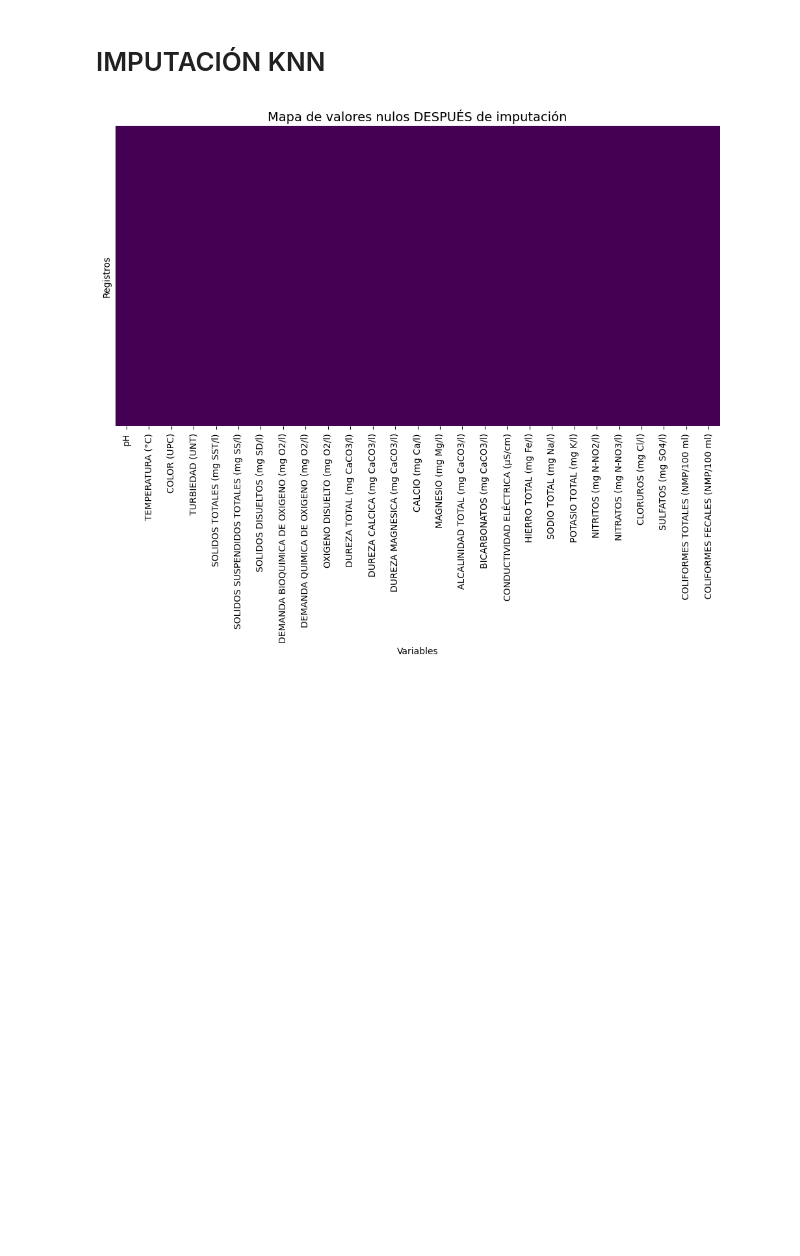
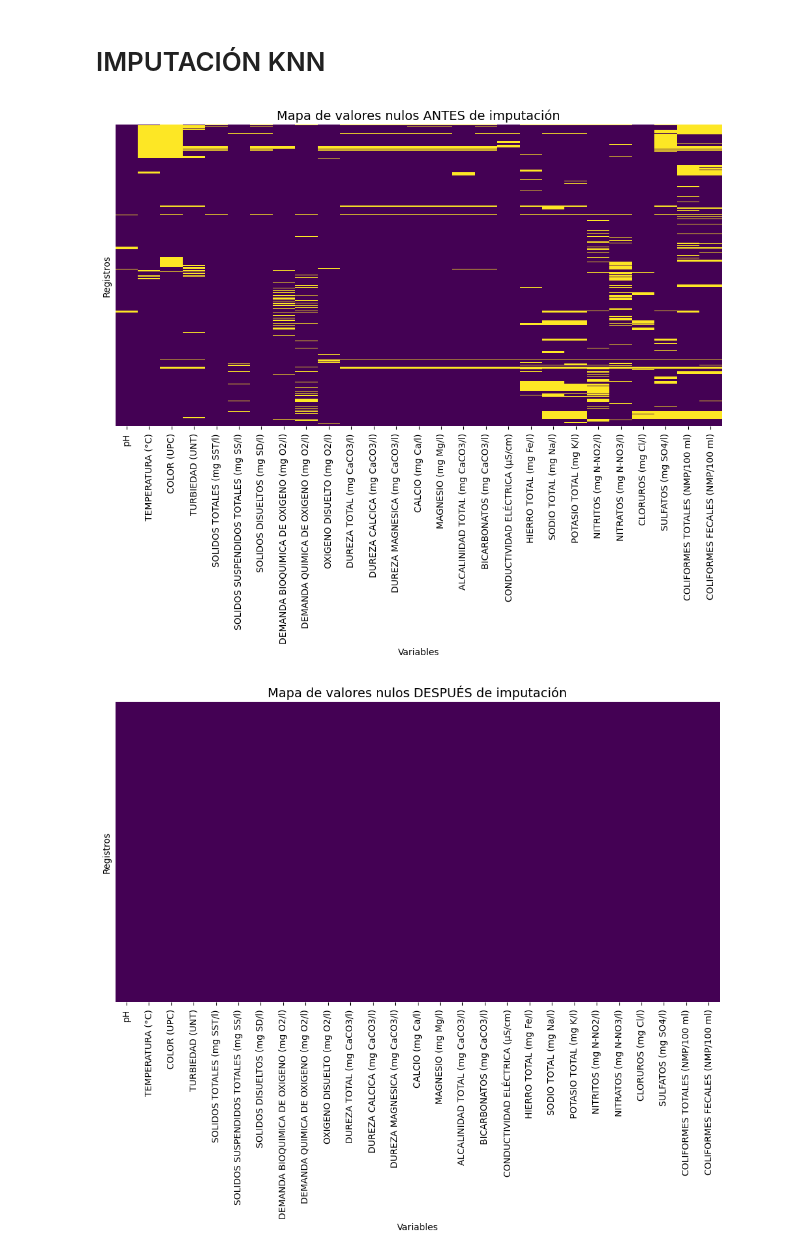
Before and after one commit to Dackarl/PROYECTO-RIO-CAUCA, a Jupyter notebook: General_1.ipynb, the cells around one changed output. Drawn from its saved outputs; the diff is of its cells as text; code cells hidden in the pictures; blank space fills up the shorter version.

```diff
--- a/General_1.ipynb
+++ b/General_1.ipynb
@@ -474,12 +474,3 @@ df_filtrado = df_eda[columnas_mantener]
 # %% [output]
 Columnas que cumplen el 80% de datos válidos (27):
 ['pH', 'TEMPERATURA (°C)', 'COLOR (UPC)', 'TURBIEDAD (UNT)', 'SOLIDOS TOTALES (mg SST/l)', 'SOLIDOS SUSPENDIDOS TOTALES (mg SS/l)', 'SOLIDOS DISUELTOS (mg SD/l)', 'DEMANDA BIOQUIMICA DE OXIGENO (mg O2 ...
-# %%
-# Columnas que cumplen el umbral
-columnas_mantener = estadisticas_completas[estadisticas_completas['Pct.Valid'] >= umbral].index.tolist()
-
-print(f"Columnas que cumplen el {umbral}% de datos válidos ({len(columnas_mantener)}):")
-print(columnas_mantener)
-
-# Crear un nuevo DataFrame solo con esas columnas
-df_filtrado = df_eda[columnas_mantener]
@@ -489,17 +477,2 @@ Columnas que cumplen el 80% de datos válidos (27):
 # %% [markdown]
 # VARIABLES OBJETIVO
-# %%
-umbral = 80  # % válido mínimo
-
-# 1) columnas que cumplen el umbral
-columnas_mantener = (
-    estadisticas_completas[estadisticas_completas['Pct.Valid'] >= umbral]
-    .index
-    .tolist()
-)
-
-print(f"Columnas que cumplen el {umbral}% de datos válidos ({len(columnas_mantener)}):")
-print(columnas_mantener)
-
-# 2) DataFrame filtrado (parte de df_eda para mantener la misma base de trabajo)
-df_filtrado = df_eda[columnas_mantener].copy()
@@ -591,6 +681,28 @@ DEMANDA BIOQUIMICA DE OXIGENO (mg O2/l) -> X: (2092, 26), y: (2092,)
 pH -> X: (2208, 26), y: (2208,)
 # %% [markdown]
 # IMPUTACIÓN KNN
+# %%
+# --- Análisis de valores nulos ANTES de imputación ---
+
+# 1) Conteo de nulos por variable
+null_counts = df_filtrado.isnull().sum()
+null_percent = (null_counts / len(df_filtrado)) * 100
+
+# 2) Tabla resumen
+tabla_nulos = pd.DataFrame({
+    "Nulos": null_counts,
+    "% Nulos": null_percent
+}).sort_values(by="% Nulos", ascending=False)
+
+# 3) Visualización gráfica (heatmap de nulos antes de imputación)
+plt.figure(figsize=(12, 6))
+sns.heatmap(df_filtrado.isnull(), cbar=False, cmap="viridis", yticklabels=False)
+plt.title("Mapa de valores nulos ANTES de imputación", fontsize=14)
+plt.xlabel("Variables")
+plt.ylabel("Registros")
+plt.show()
+# %% [output]
+[figure, added]
 # %%
 # 1. Escalar los datos
 scaler = StandardScaler()
```
Also changed, not shown: parts of 5 cells of this notebook, 2 other files.
